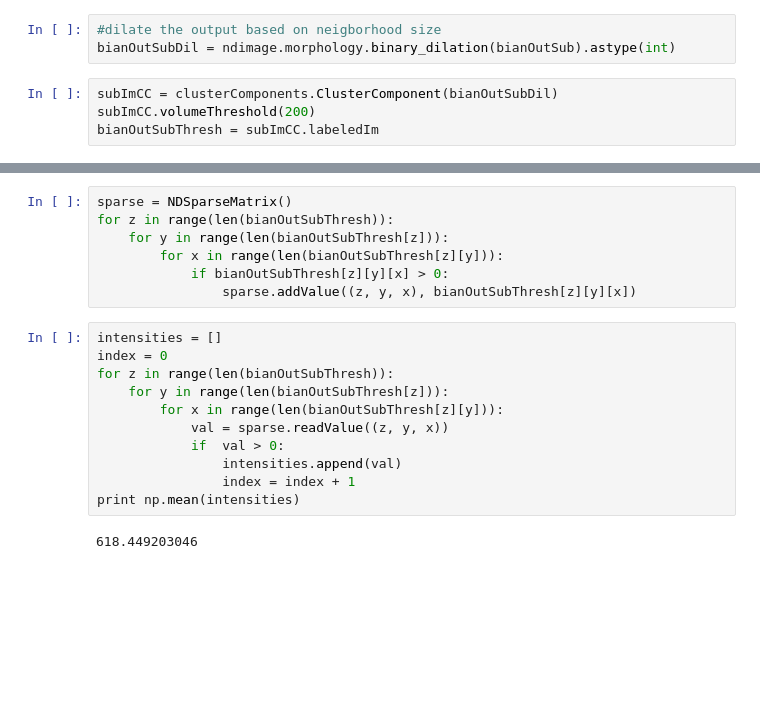
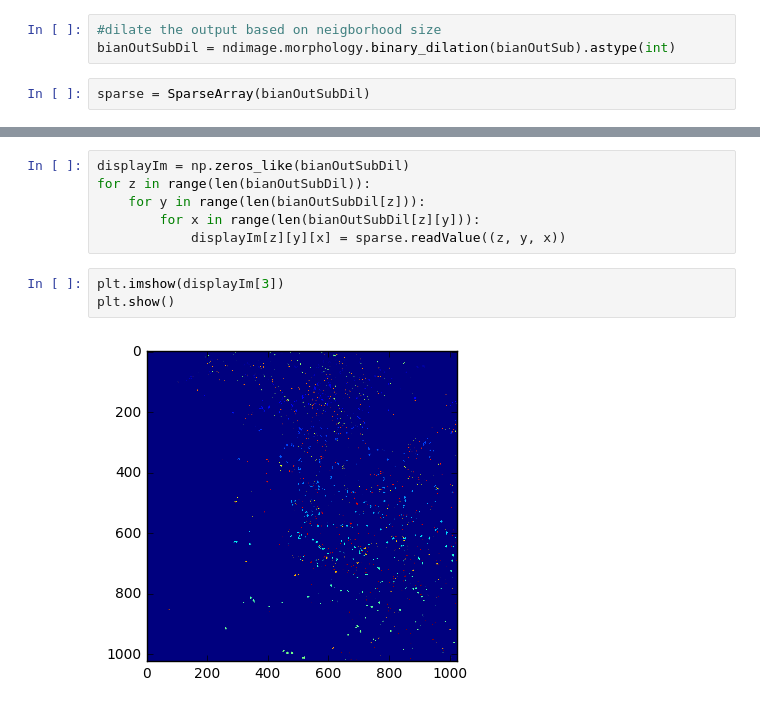
Before and after one commit to NeuroDataDesign/pan-synapse, a Jupyter notebook: background/Sparse_Arrays_Algorithms.md.ipynb, the cells around one changed output, grey strips where cells are left out. Drawn from its saved outputs; the diff is of its cells as text; blank space fills up the shorter version.

Commit message:
added Sparse Arrays Algorithms.md

```diff
--- a/background/Sparse_Arrays_Algorithms.md.ipynb
+++ b/background/Sparse_Arrays_Algorithms.md.ipynb
@@ -42,7 +132,5 @@ bianOutSub = cLib.otsuVox(plosOutSub)
 # %%
 #dilate the output based on neigborhood size
 bianOutSubDil = ndimage.morphology.binary_dilation(bianOutSub).astype(int)
-# %%
-subImCC = clusterComponents.ClusterComponent(bianOutSubDil)
-subImCC.volumeThreshold(200)
-bianOutSubThresh = subImCC.labeledIm
+# %%
+sparse = SparseArray(bianOutSubDil)
@@ -49,20 +155,11 @@ bianOutSubThresh = subImCC.labeledIm
 # %%
-sparse = NDSparseMatrix()
-for z in range(len(bianOutSubThresh)):
-    for y in range(len(bianOutSubThresh[z])):
-        for x in range(len(bianOutSubThresh[z][y])):
-            if bianOutSubThresh[z][y][x] > 0:
-                sparse.addValue((z, y, x), bianOutSubThresh[z][y][x])
+displayIm = np.zeros_like(bianOutSubDil)
+for z in range(len(bianOutSubDil)):
+    for y in range(len(bianOutSubDil[z])):
+        for x in range(len(bianOutSubDil[z][y])):
+            displayIm[z][y][x] = sparse.readValue((z, y, x))
-# %%
-intensities = []
-index = 0
-for z in range(len(bianOutSubThresh)):
-    for y in range(len(bianOutSubThresh[z])):
-        for x in range(len(bianOutSubThresh[z][y])):
-            val = sparse.readValue((z, y, x))
-            if  val > 0:
-                intensities.append(val)
-                index = index + 1
-print np.mean(intensities)
-# %% [output]
-618.449203046
+# %%
+plt.imshow(displayIm[3])
+plt.show()
+# %% [output]
+[figure, added]
```
Also changed, not shown: parts of 12 cells of this notebook, 1 other file.
